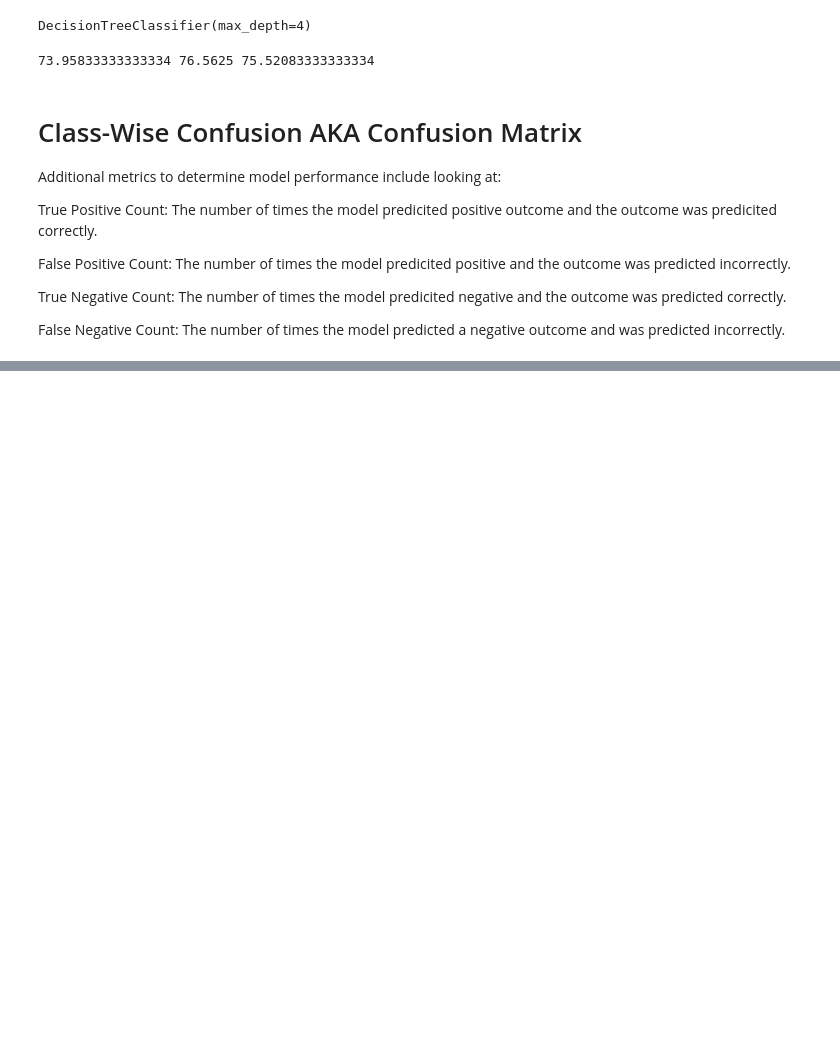
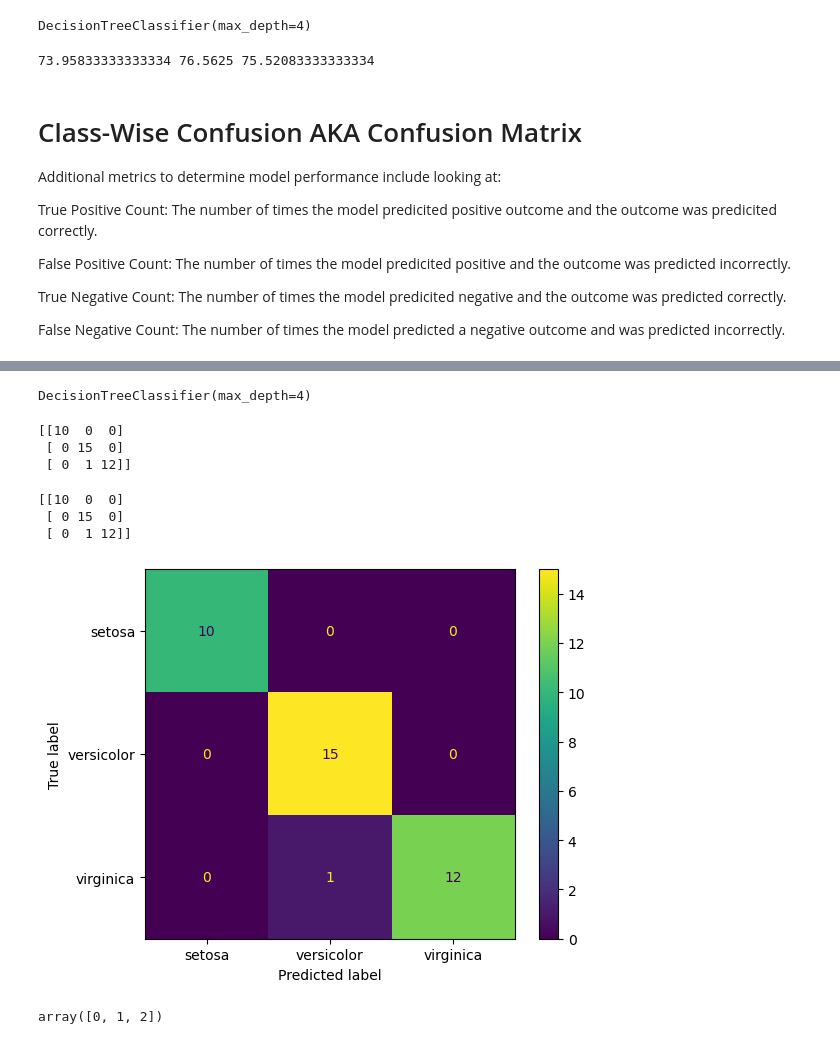
Before and after one commit to BigBreakfast28/Machine-Learning-in-the-AWS-Cloud, a Jupyter notebook: Chapter5_AWS_ML_Book.ipynb, the cells around one changed output, grey strips where cells are left out. Drawn from its saved outputs; the diff is of its cells as text; code cells hidden in the pictures; blank space fills up the shorter version.

```diff
--- a/Chapter5_AWS_ML_Book.ipynb
+++ b/Chapter5_AWS_ML_Book.ipynb
@@ -186,0 +334,12 @@ False Negative Count: The number of times the model predicted a negative outcome
+# %%
+#Split the dataset
+iris_split = train_test_split(
+    df_iris_features,
+    df_iris_target,
+    test_size = 0.25,
+    random_state = 17
+)
+df_iris_features_train = iris_split[0]
+df_iris_features_test = iris_split[1]
+df_iris_target_train = iris_split[2]
+df_iris_target_test = iris_split[3]
@@ -186,0 +359,5 @@ False Negative Count: The number of times the model predicted a negative outcome
+# %%
+mc_dtree_model = DecisionTreeClassifier(max_depth=4)
+mc_dtree_model.fit(df_iris_features_train,df_iris_target_train.values.ravel())
+# %% [output]
+DecisionTreeClassifier(max_depth=4)
@@ -186,0 +369,41 @@ False Negative Count: The number of times the model predicted a negative outcome
+# %%
+print(cm_mc_dtree)
+# %% [output]
+[[10  0  0]
+ [ 0 15  0]
+ [ 0  1 12]]
+# %%
+softmax_logit_model = make_pipeline(
+    StandardScaler(),
+    LogisticRegression(solver='lbfgs', max_iter=1000)
+)
+
+softmax_logit_model.fit(
+    df_iris_features_train,
+    df_iris_target_train.values.ravel()
+)
+
+softmax_logit_predictions = softmax_logit_model.predict(df_iris_features_test)
+
+cm_softmax = confusion_matrix(
+    df_iris_target_test.values.ravel(),
+    softmax_logit_predictions
+)
+
+print(cm_softmax)
+
+ConfusionMatrixDisplay(
+    confusion_matrix=cm_softmax,
+    display_labels=['setosa', 'versicolor', 'virginica']
+).plot()
+
+plt.show()
+# %% [output]
+[[10  0  0]
+ [ 0 15  0]
+ [ 0  1 12]]
+[figure, added]
+# %%
+softmax_logit_model.named_steps['logisticregression'].classes_
+# %% [output]
+array([0, 1, 2])
```
Also changed, not shown: parts of 32 cells of this notebook.
